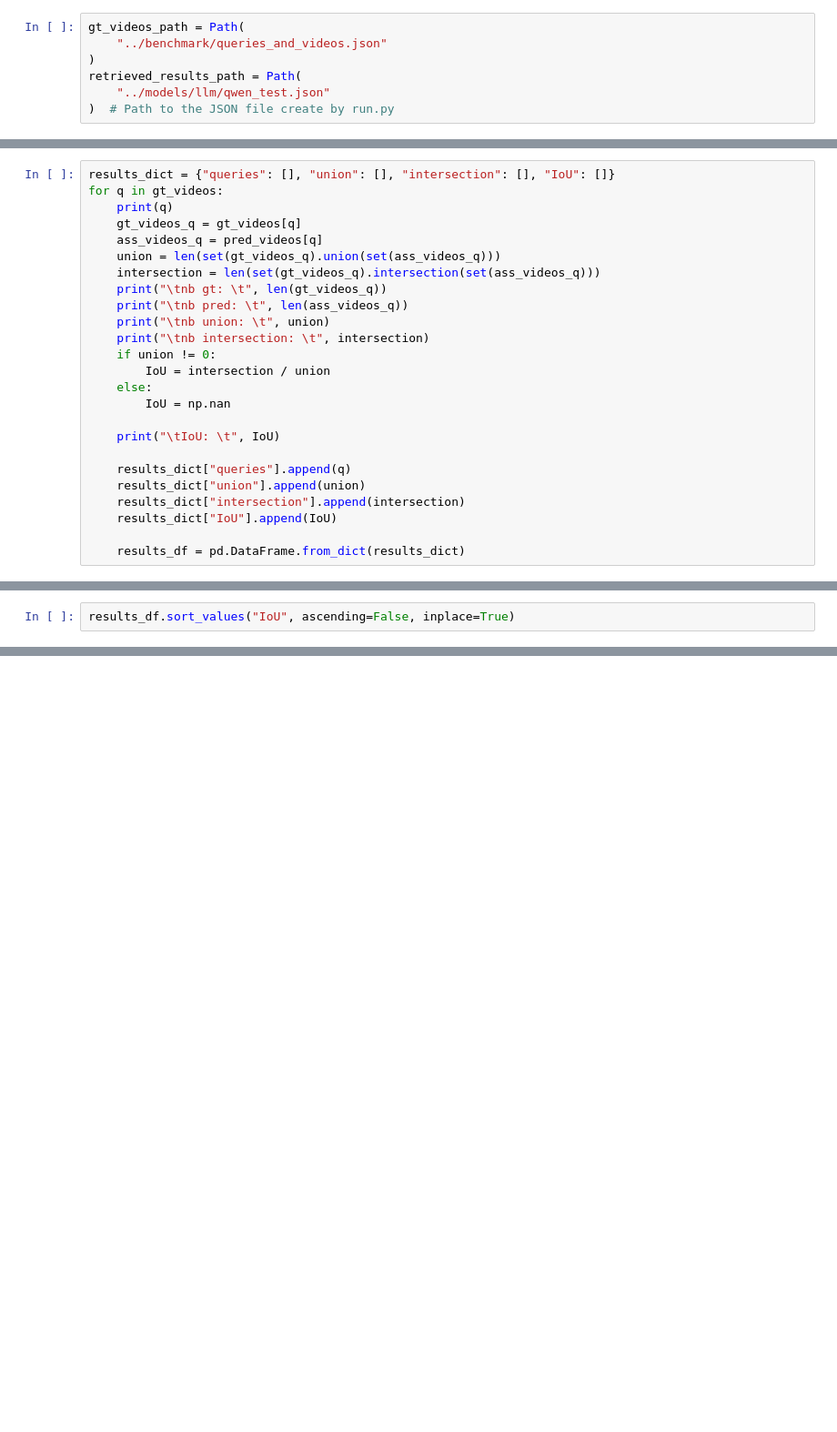
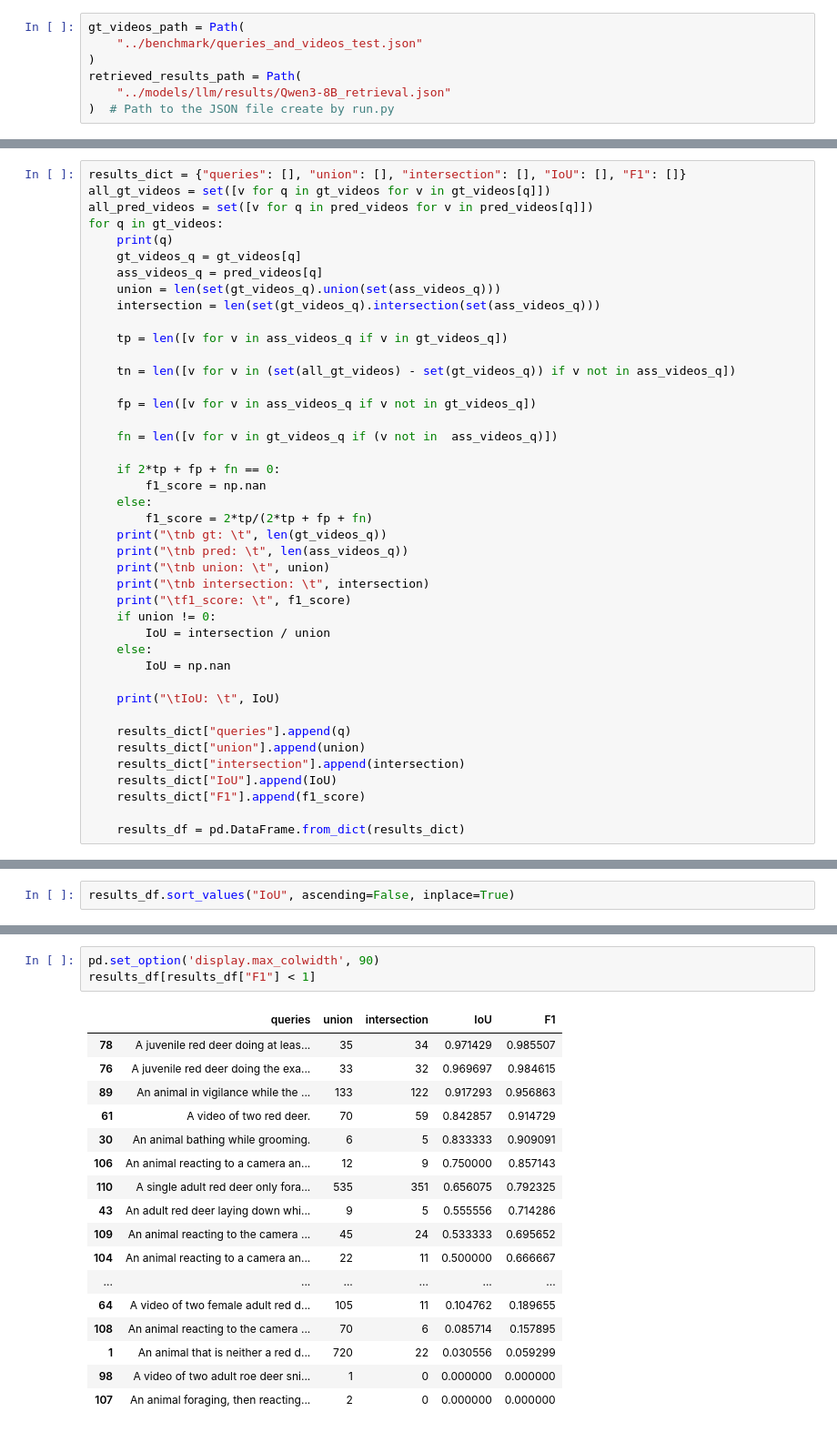
Before and after one commit to eceo-epfl/prompting-mammalps, a Jupyter notebook: evaluation/LLMEval_qwen.ipynb, the cells around one changed output, grey strips where cells are left out. Shown at 91% size. Cells and saved outputs as stored; diff of their text form; blank space fills up the shorter version.

Commit message:
feat: added F1-score computation

```diff
--- a/evaluation/LLMEval_qwen.ipynb
+++ b/evaluation/LLMEval_qwen.ipynb
@@ -5,10 +5,10 @@ import numpy as np
 import pandas as pd
 # %%
 gt_videos_path = Path(
-    "../benchmark/queries_and_videos.json"
+    "../benchmark/queries_and_videos_test.json"
 )
 retrieved_results_path = Path(
-    "../models/llm/qwen_test.json"
+    "../models/llm/results/Qwen3-8B_retrieval.json"
 )  # Path to the JSON file create by run.py
 # %%
 with open(gt_videos_path, "r") as f:
@@ -28,15 +48,31 @@ with open(retrieved_results_path, "r") as f:
 # %%
-results_dict = {"queries": [], "union": [], "intersection": [], "IoU": []}
+results_dict = {"queries": [], "union": [], "intersection": [], "IoU": [], "F1": []}
+all_gt_videos = set([v for q in gt_videos for v in gt_videos[q]])
+all_pred_videos = set([v for q in pred_videos for v in pred_videos[q]])
 for q in gt_videos:
     print(q)
     gt_videos_q = gt_videos[q]
     ass_videos_q = pred_videos[q]
     union = len(set(gt_videos_q).union(set(ass_videos_q)))
     intersection = len(set(gt_videos_q).intersection(set(ass_videos_q)))
+
+    tp = len([v for v in ass_videos_q if v in gt_videos_q])
+
+    tn = len([v for v in (set(all_gt_videos) - set(gt_videos_q)) if v not in ass_videos_q])
+
+    fp = len([v for v in ass_videos_q if v not in gt_videos_q])
+
+    fn = len([v for v in gt_videos_q if (v not in  ass_videos_q)])
+
+    if 2*tp + fp + fn == 0:
+        f1_score = np.nan
+    else:
+        f1_score = 2*tp/(2*tp + fp + fn)
     print("\tnb gt: \t", len(gt_videos_q))
     print("\tnb pred: \t", len(ass_videos_q))
     print("\tnb union: \t", union)
     print("\tnb intersection: \t", intersection)
+    print("\tf1_score: \t", f1_score)
     if union != 0:
         IoU = intersection / union
     else:
@@ -48,6 +84,7 @@ for q in gt_videos:
     results_dict["union"].append(union)
     results_dict["intersection"].append(intersection)
     results_dict["IoU"].append(IoU)
+    results_dict["F1"].append(f1_score)
 
     results_df = pd.DataFrame.from_dict(results_dict)
 # %% [output]
@@ -84,0 +134,21 @@ Name: IoU, dtype: float64
+# %%
+pd.set_option('display.max_colwidth', 90)
+results_df[results_df["F1"] < 1]
+# %% [output]
+|  | queries | union | intersection | IoU | F1 |
+| 78 | A juvenile red deer doing at leas... | 35 | 34 | 0.971429 | 0.985507 |
+| 76 | A juvenile red deer doing the exa... | 33 | 32 | 0.969697 | 0.984615 |
+| 89 | An animal in vigilance while the ... | 133 | 122 | 0.917293 | 0.956863 |
+| 61 | A video of two red deer. | 70 | 59 | 0.842857 | 0.914729 |
+| 30 | An animal bathing while grooming. | 6 | 5 | 0.833333 | 0.909091 |
+| 106 | An animal reacting to a camera an... | 12 | 9 | 0.750000 | 0.857143 |
+| 110 | A single adult red deer only fora... | 535 | 351 | 0.656075 | 0.792325 |
+| 43 | An adult red deer laying down whi... | 9 | 5 | 0.555556 | 0.714286 |
+| 109 | An animal reacting to the camera ... | 45 | 24 | 0.533333 | 0.695652 |
+| 104 | An animal reacting to a camera an... | 22 | 11 | 0.500000 | 0.666667 |
+| ... | ... | ... | ... | ... | ... |
+| 64 | A video of two female adult red d... | 105 | 11 | 0.104762 | 0.189655 |
+| 108 | An animal reacting to the camera ... | 70 | 6 | 0.085714 | 0.157895 |
+| 1 | An animal that is neither a red d... | 720 | 22 | 0.030556 | 0.059299 |
+| 98 | A video of two adult roe deer sni... | 1 | 0 | 0.000000 | 0.000000 |
+| 107 | An animal foraging, then reacting... | 2 | 0 | 0.000000 | 0.000000 |
```
Also changed, not shown: parts of 6 cells of this notebook, 2 other files.
